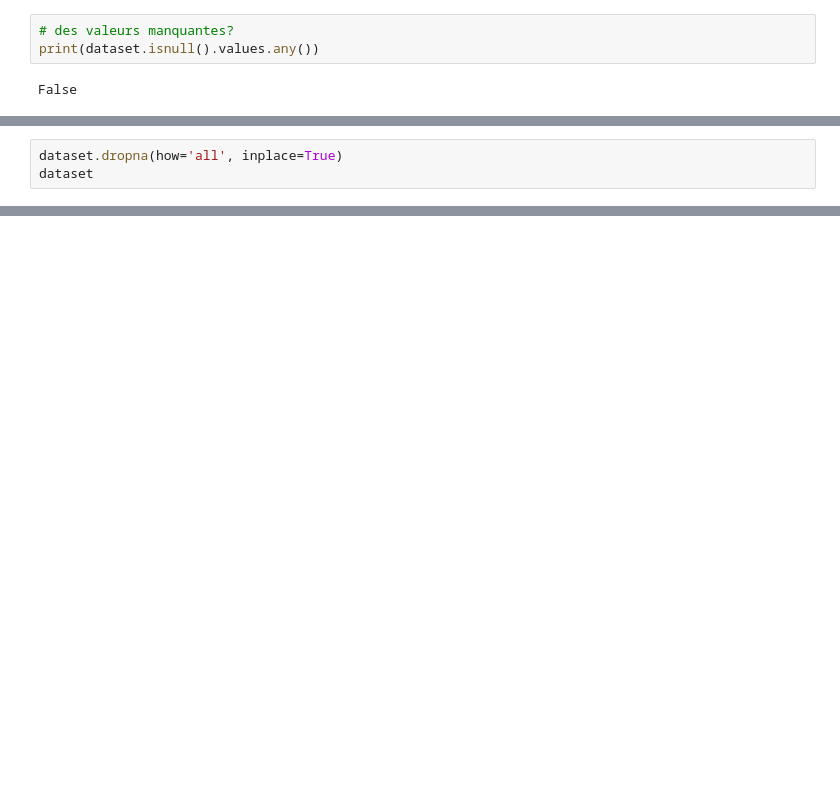
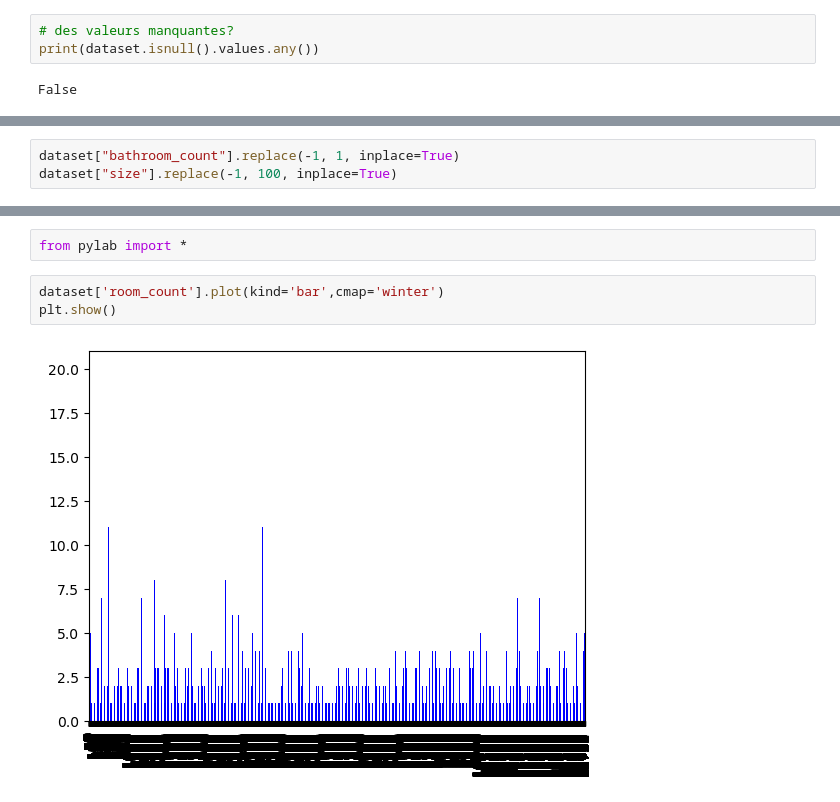
Before and after one commit to fatenchtioui/ff, a Jupyter notebook: index.ipynb, the cells around one changed output, grey strips where cells are left out. Saved outputs shown, nothing was run; the diff lists cells and outputs as text; blank space fills up the shorter version.

```diff
--- a/index.ipynb
+++ b/index.ipynb
@@ -313,3 +192,0 @@ print(dataset)
-# %%
-dataset.dropna(how='all', inplace=True)
-dataset
@@ -329,0 +193,3 @@ dataset
+# %%
+dataset["bathroom_count"].replace(-1, 1, inplace=True)
+dataset["size"].replace(-1, 100, inplace=True)
@@ -329,0 +225,7 @@ dataset
+# %%
+from pylab import *
+# %%
+dataset['room_count'].plot(kind='bar',cmap='winter')
+plt.show()
+# %% [output]
+[figure, added]
```
Also changed, not shown: parts of 28 cells of this notebook, 1 other file.
